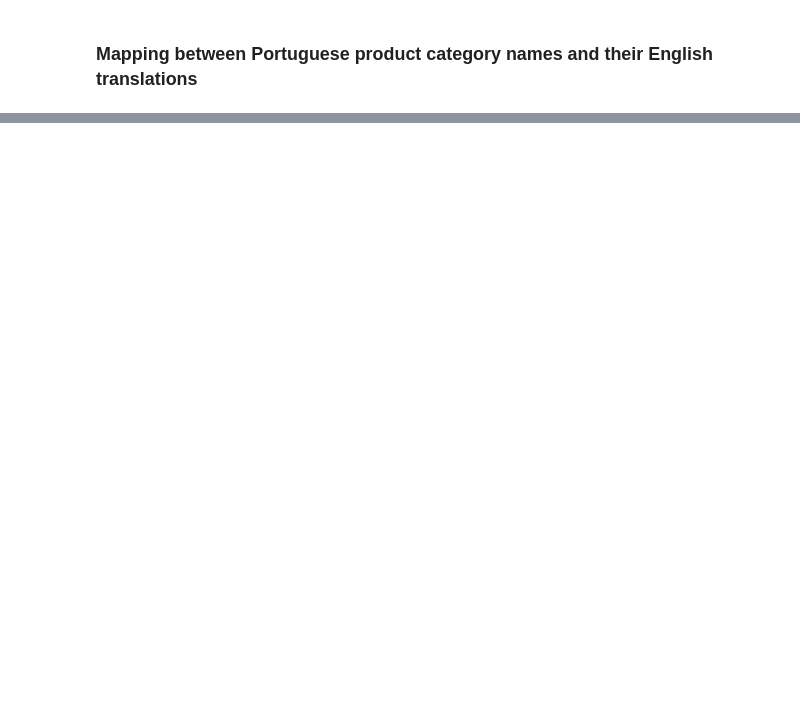
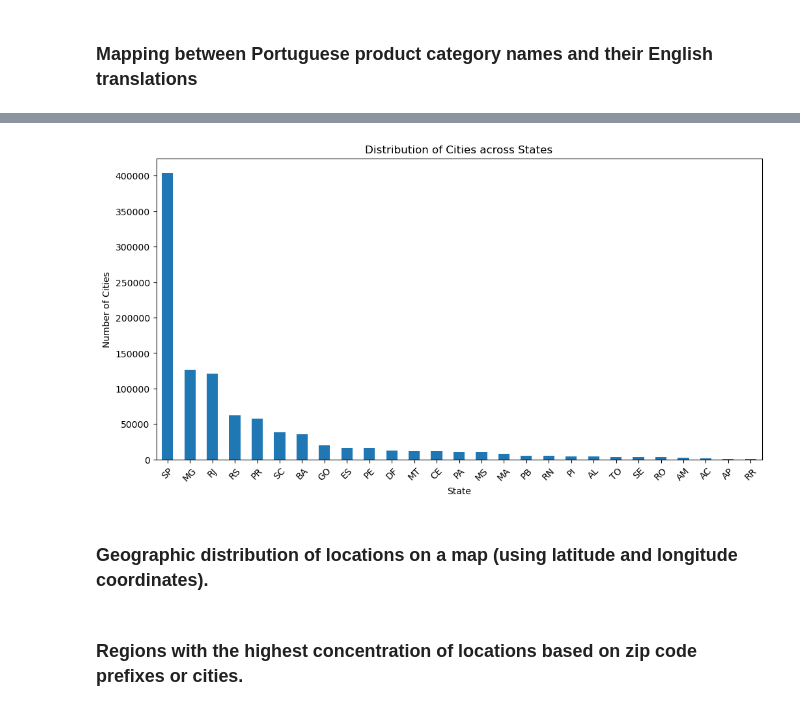
Before and after one commit to MaxLopezSalgado/brazilian_e-commerce, a Jupyter notebook: EDA/EDA.ipynb, the cells around one changed output, grey strips where cells are left out. Drawn from its saved outputs; the diff is of its cells as text; code cells hidden in the pictures; blank space fills up the shorter version.

Commit message:
performed eda in datasets 8 and 9

```diff
--- a/EDA/EDA.ipynb
+++ b/EDA/EDA.ipynb
@@ -26,6 +27,7 @@ cleaned_orders_data = pd.read_csv('../datasets/cleaned_orders_data.csv')
 cleaned_products_dataset = pd.read_csv('../datasets/cleaned_products_dataset.csv')
 cleaned_sellers_data = pd.read_csv('../datasets/cleaned_sellers_data.csv')
 cleaned_product_category_name_translation = pd.read_csv('../datasets/cleaned_product_category_name_translation.csv')
+geolocation = pd.read_csv('../datasets/olist_geolocation_dataset.csv')
 # %% [markdown]
 ### 1.2 Assesing data
 # %%
@@ -789,0 +873,13 @@ cleaned_product_category_name_translationm
+# %%
+# create a barplot of the distribution of cities across states
+state_counts = geolocation['geolocation_state'].value_counts()
+
+plt.figure(figsize=(12, 6))
+state_counts.plot(kind='bar')
+plt.xlabel('State')
+plt.ylabel('Number of Cities')
+plt.title('Distribution of Cities across States')
+plt.xticks(rotation=45)
+plt.show()
+# %% [output]
+[figure, added]
@@ -789,0 +888,2 @@ cleaned_product_category_name_translationm
+# %% [markdown]
+### Geographic distribution of locations on a map (using latitude and longitude coordinates).
@@ -789,0 +905,2 @@ cleaned_product_category_name_translationm
+# %% [markdown]
+### Regions with the highest concentration of locations based on zip code prefixes or cities.
```
Also changed, not shown: parts of 18 cells of this notebook.
